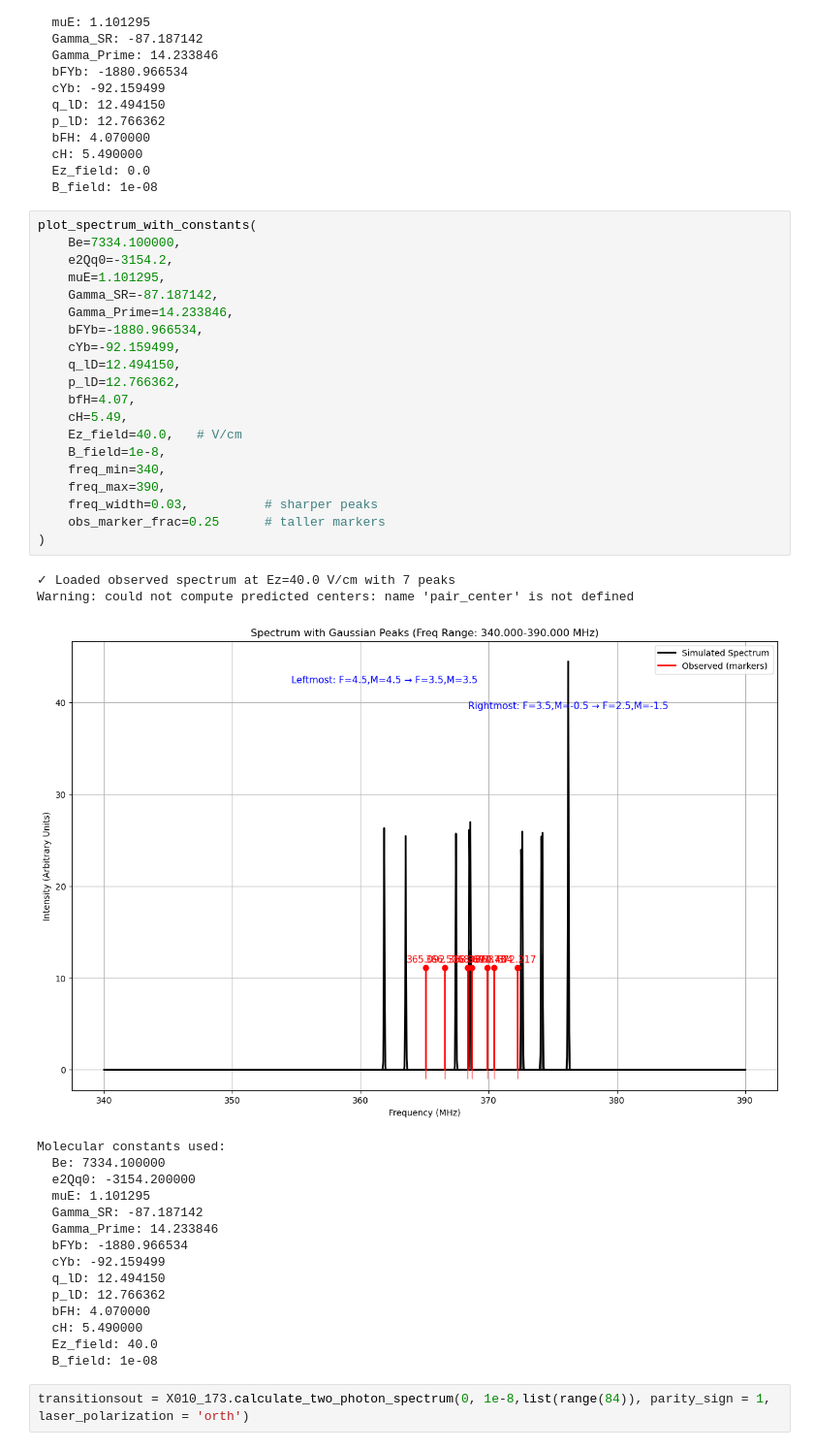
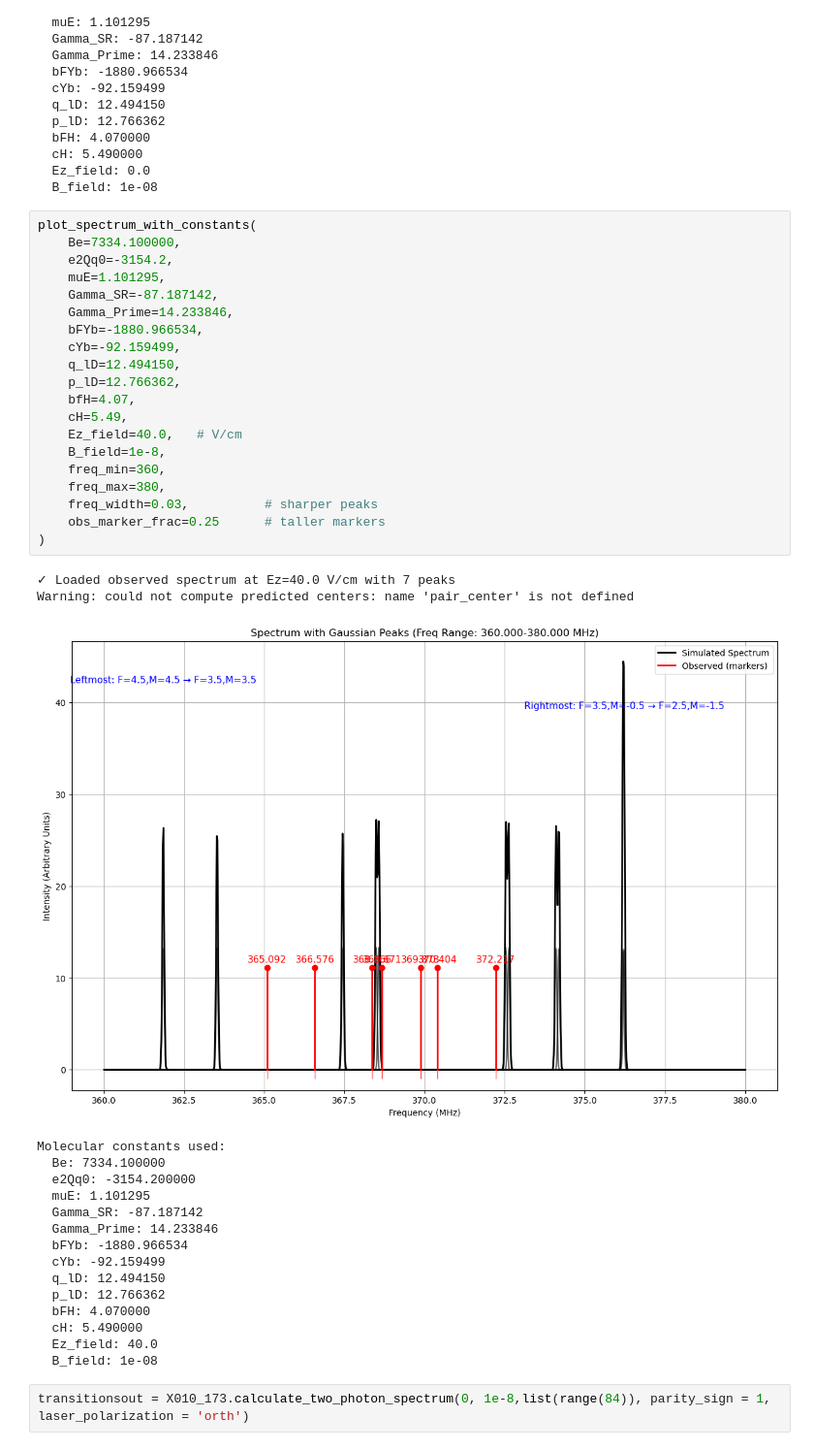
Before and after one commit to YuikiTakahashi/Molecule_spectrum_prediction, a Jupyter notebook: 173_prediction_Nov2025.ipynb, the cells around one changed output. Shown at 97% size. Drawn from its saved outputs; the diff is of its cells as text.

```diff
--- a/173_prediction_Nov2025.ipynb
+++ b/173_prediction_Nov2025.ipynb
@@ -1441,27 +1441,27 @@ Molecular constants used:
 # %%
 plot_spectrum_with_constants(
     Be=7334.100000,
     e2Qq0=-3154.2,
     muE=1.101295,
     Gamma_SR=-87.187142,
     Gamma_Prime=14.233846,
     bFYb=-1880.966534,
     cYb=-92.159499,
     q_lD=12.494150,
     p_lD=12.766362,
     bfH=4.07,
     cH=5.49,
     Ez_field=40.0,   # V/cm
     B_field=1e-8,
-    freq_min=340,
-    freq_max=390,
+    freq_min=360,
+    freq_max=380,
     freq_width=0.03,          # sharper peaks
     obs_marker_frac=0.25      # taller markers
 )
 # %% [output]
 ✓ Loaded observed spectrum at Ez=40.0 V/cm with 7 peaks
 Warning: could not compute predicted centers: name 'pair_center' is not defined
-[figure, old version]
+[figure, new version]
 Molecular constants used:
   Be: 7334.100000
   e2Qq0: -3154.200000
```
Also changed, not shown: parts of 5 cells of this notebook.
